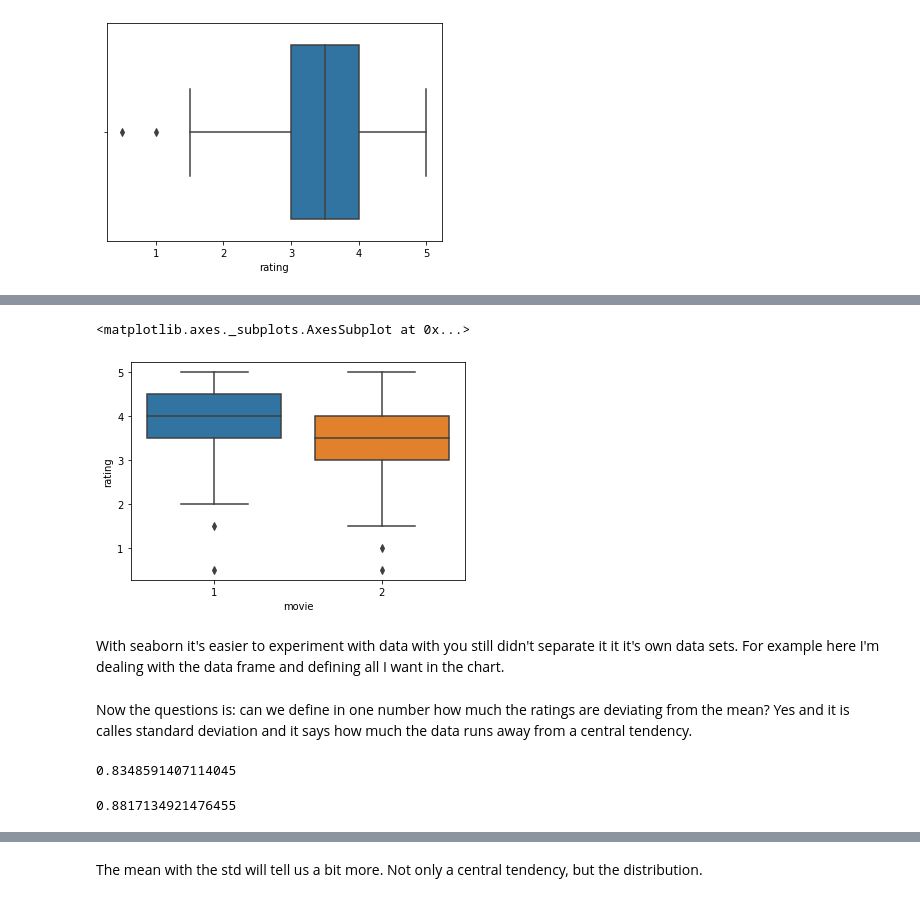
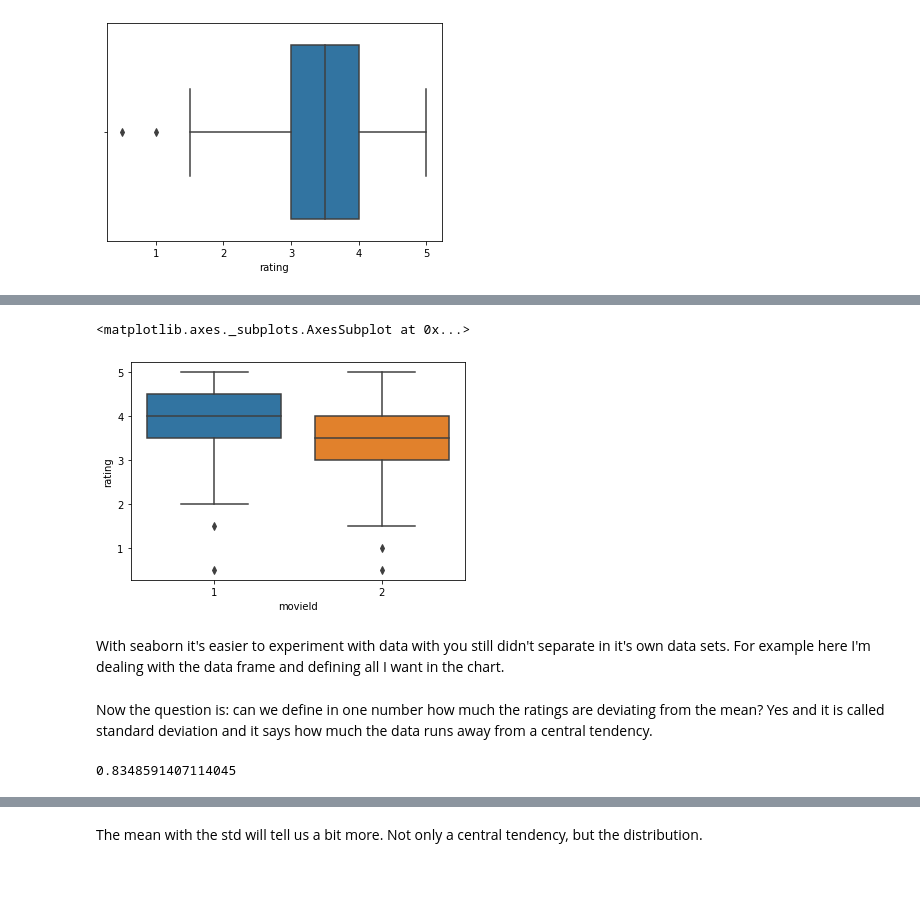
Before and after one commit to nathanqueija/myjourneytodatascience, a Jupyter notebook: 01_initial_steps/initial_steps.ipynb, the cells around one changed output, grey strips where cells are left out. Drawn from its saved outputs; the diff is of its cells as text; code cells hidden in the pictures.

```diff
--- a/01_initial_steps/initial_steps.ipynb
+++ b/01_initial_steps/initial_steps.ipynb
@@ -769,17 +741,13 @@ plt.boxplot([toystoryratings["rating"], jumanjiratings["rating"]])
 # %%
-sns.boxplot(data = ratings.query("movie in [1,2]"), x = "movie", y = "rating")
+sns.boxplot(data = ratings.query("movieId in [1,2]"), x = "movieId", y = "rating")
 # %% [output]
 <matplotlib.axes._subplots.AxesSubplot at 0x...>
-[figure, old version]
+[figure, new version]
 # %% [markdown]
-With seaborn it's easier to experiment with data with you still didn't separate it it it's own data sets. For example here I'm dealing with the data frame and defining all I want in the chart.
+With seaborn it's easier to experiment with data with you still didn't separate in it's own data sets. For example here I'm dealing with the data frame and defining all I want in the chart.
 # %% [markdown]
-Now the questions is: can we define in one number how much the ratings are deviating from the mean? Yes and it is calles standard deviation and it says how much the data runs away from a central tendency.
+Now the question is: can we define in one number how much the ratings are deviating from the mean? Yes and it is called standard deviation and it says how much the data runs away from a central tendency.
-# %%
-toystoryratings["rating"].std()
-# %% [output]
-0.8348591407114045
-# %%
-jumanjiratings["rating"].std()
-# %% [output]
-0.8817134921476455
+# %%
+toyStoryRatings.std()
+# %% [output]
+0.8348591407114045
```
Also changed, not shown: parts of 45 cells of this notebook.
